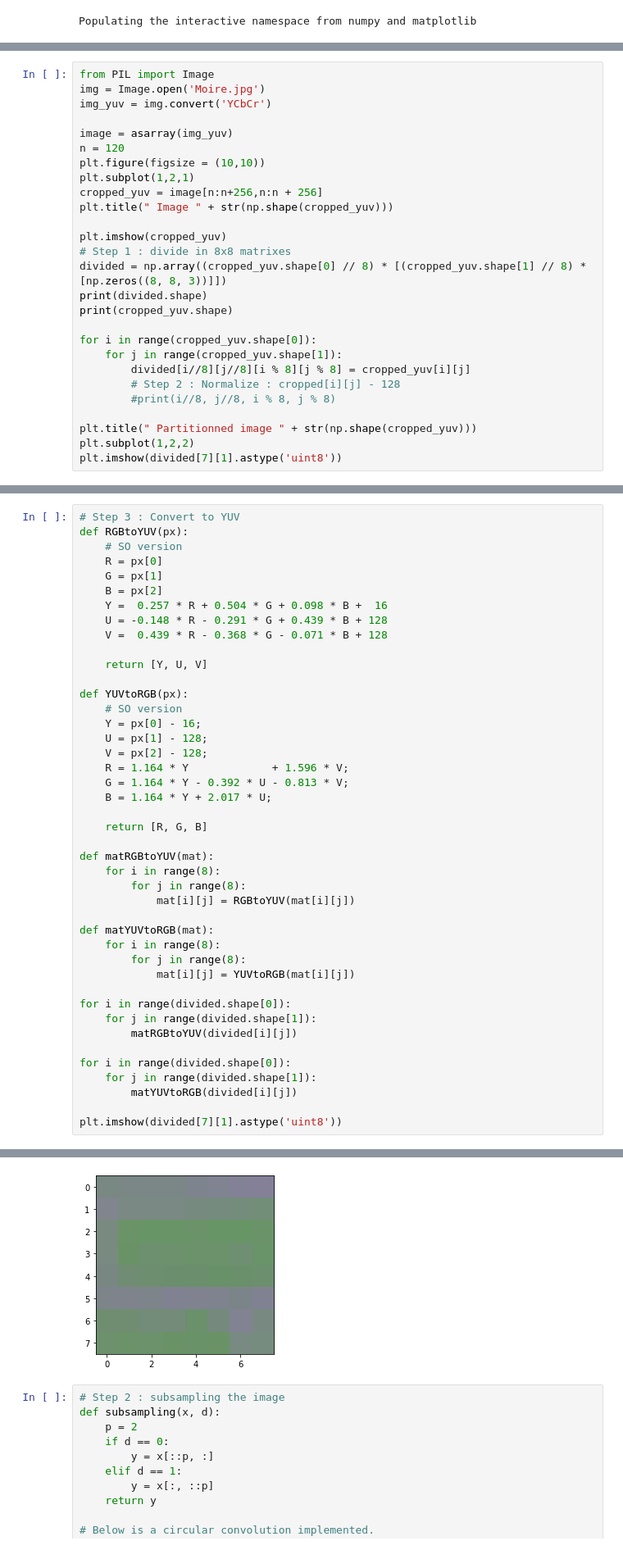
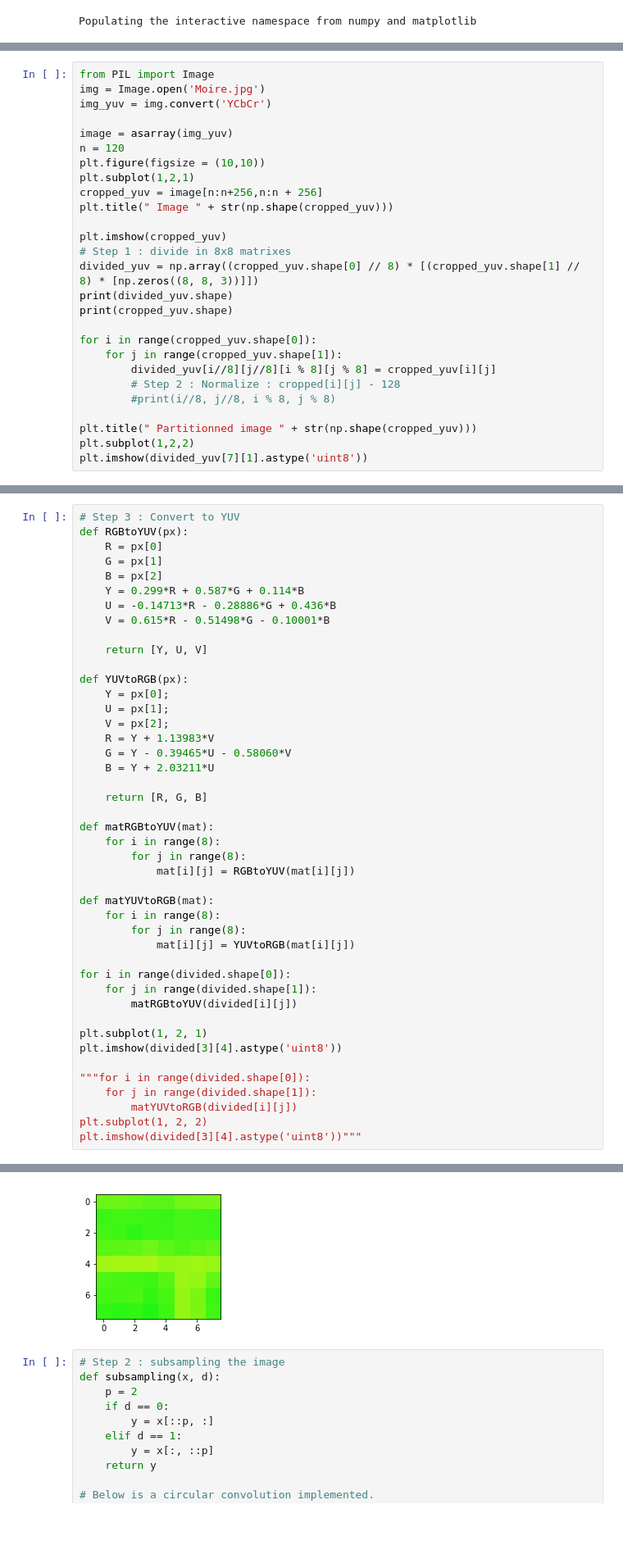
Before and after one commit to Eradan94/JPEG2000, a Jupyter notebook: jpeg2000.ipynb, the cells around one changed output, grey strips where cells are left out. Shown at 82% size. Drawn from its saved outputs; the diff is of its cells as text; blank space fills up the shorter version.

```diff
--- a/jpeg2000.ipynb
+++ b/jpeg2000.ipynb
@@ -53,19 +53,19 @@ plt.title(" Image " + str(np.shape(cropped_yuv)))
 
 plt.imshow(cropped_yuv)
 # Step 1 : divide in 8x8 matrixes
-divided = np.array((cropped_yuv.shape[0] // 8) * [(cropped_yuv.shape[1] // 8) * [np.zeros((8, 8, 3))]])
-print(divided.shape)
+divided_yuv = np.array((cropped_yuv.shape[0] // 8) * [(cropped_yuv.shape[1] // 8) * [np.zeros((8, 8, 3))]])
+print(divided_yuv.shape)
 print(cropped_yuv.shape)
 
 for i in range(cropped_yuv.shape[0]):
     for j in range(cropped_yuv.shape[1]):
-        divided[i//8][j//8][i % 8][j % 8] = cropped_yuv[i][j]
+        divided_yuv[i//8][j//8][i % 8][j % 8] = cropped_yuv[i][j]
         # Step 2 : Normalize : cropped[i][j] - 128
         #print(i//8, j//8, i % 8, j % 8)
 
 plt.title(" Partitionned image " + str(np.shape(cropped_yuv)))
 plt.subplot(1,2,2)
-plt.imshow(divided[7][1].astype('uint8'))
+plt.imshow(divided_yuv[7][1].astype('uint8'))
 # %% [output]
 (32, 32, 8, 8, 3)
 (256, 256, 3)
@@ -74,24 +74,22 @@ plt.imshow(divided[7][1].astype('uint8'))
 # %%
 # Step 3 : Convert to YUV
 def RGBtoYUV(px):
-    # SO version
     R = px[0]
     G = px[1]
     B = px[2]
-    Y =  0.257 * R + 0.504 * G + 0.098 * B +  16
-    U = -0.148 * R - 0.291 * G + 0.439 * B + 128
-    V =  0.439 * R - 0.368 * G - 0.071 * B + 128
+    Y = 0.299*R + 0.587*G + 0.114*B
+    U = -0.14713*R - 0.28886*G + 0.436*B
+    V = 0.615*R - 0.51498*G - 0.10001*B
 
     return [Y, U, V]
 
 def YUVtoRGB(px):
-    # SO version
-    Y = px[0] - 16;
-    U = px[1] - 128;
-    V = px[2] - 128;
-    R = 1.164 * Y             + 1.596 * V;
-    G = 1.164 * Y - 0.392 * U - 0.813 * V;
-    B = 1.164 * Y + 2.017 * U;
+    Y = px[0];
+    U = px[1];
+    V = px[2];
+    R = Y + 1.13983*V
+    G = Y - 0.39465*U - 0.58060*V
+    B = Y + 2.03211*U
 
     return [R, G, B]
 
@@ -109,9 +107,12 @@ for i in range(divided.shape[0]):
     for j in range(divided.shape[1]):
         matRGBtoYUV(divided[i][j])
 
-for i in range(divided.shape[0]):
+plt.subplot(1, 2, 1)
+plt.imshow(divided[3][4].astype('uint8'))
+
+"""for i in range(divided.shape[0]):
     for j in range(divided.shape[1]):
         matYUVtoRGB(divided[i][j])
-
-plt.imshow(divided[7][1].astype('uint8'))
+plt.subplot(1, 2, 2)
+plt.imshow(divided[3][4].astype('uint8'))"""
 # %% [output]
@@ -119,4 +120,4 @@ plt.imshow(divided[7][1].astype('uint8'))
-[figure, old version]
+[figure, new version]
 # %%
 # Step 2 : subsampling the image
 def subsampling(x, d):
```
Also changed, not shown: parts of 4 cells of this notebook.
